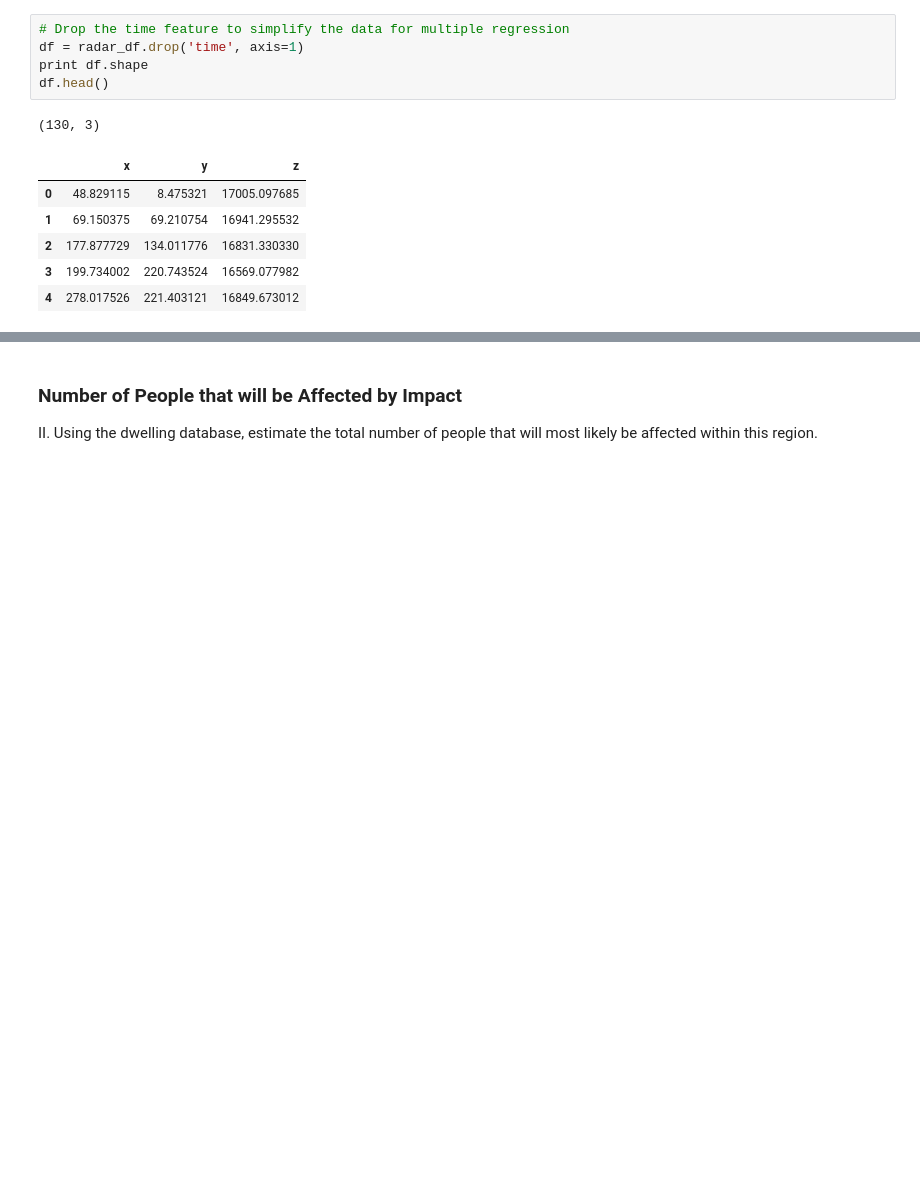
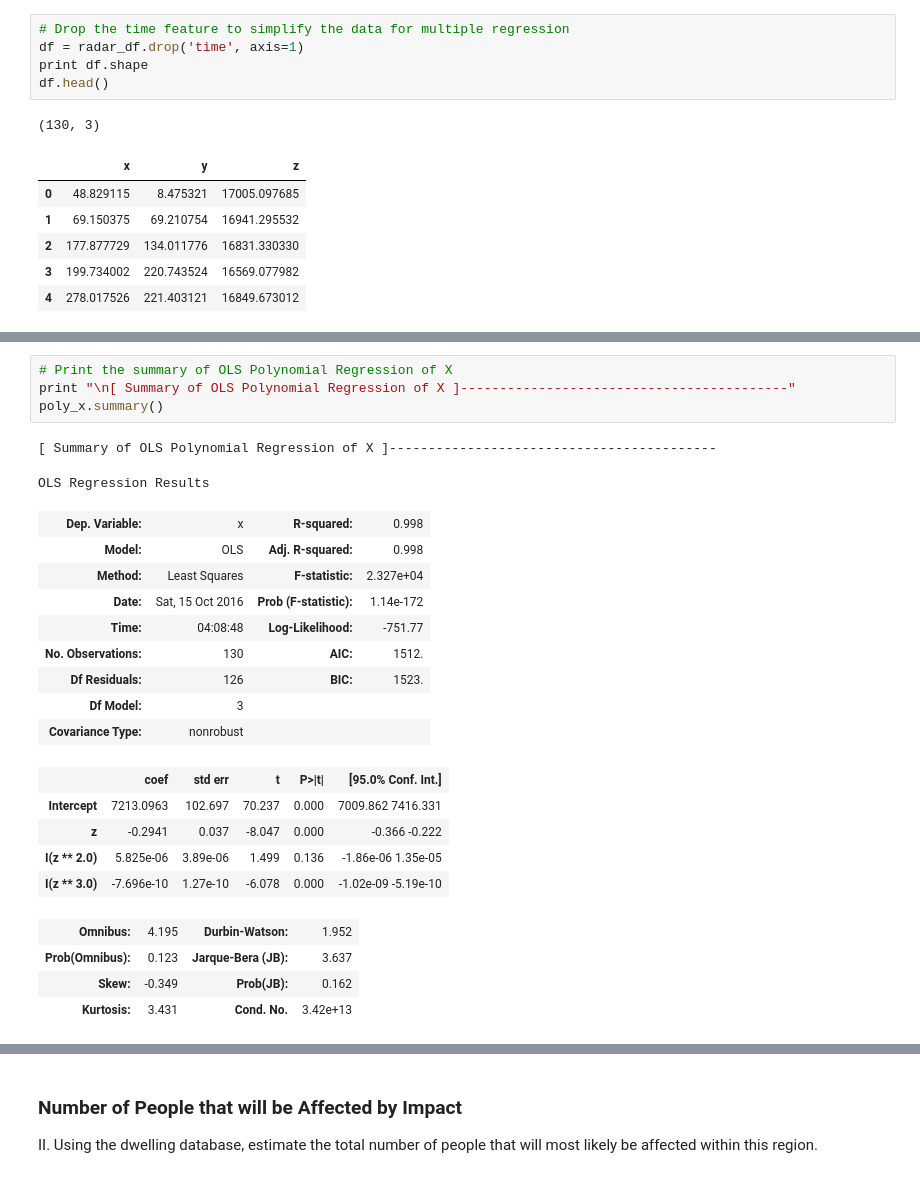
Before and after one commit to rickfarmer/harvard-cs-109a-data-science, a Jupyter notebook: Farmer_Rick_CS109A_Midterm.ipynb, the cells around one changed output, grey strips where cells are left out. Cells and saved outputs as stored; diff of their text form; blank space fills up the shorter version.

```diff
--- a/Farmer_Rick_CS109A_Midterm.ipynb
+++ b/Farmer_Rick_CS109A_Midterm.ipynb
@@ -453,0 +449,25 @@ strike_y = [ 6806.57560265]
+# %%
+# Print the summary of OLS Polynomial Regression of X
+print "\n[ Summary of OLS Polynomial Regression of X ]------------------------------------------"
+poly_x.summary()
+# %% [output]
+[ Summary of OLS Polynomial Regression of X ]------------------------------------------
+OLS Regression Results
+| Dep. Variable: | x | R-squared: | 0.998 |
+| Model: | OLS | Adj. R-squared: | 0.998 |
+| Method: | Least Squares | F-statistic: | 2.327e+04 |
+| Date: | Sat, 15 Oct 2016 | Prob (F-statistic): | 1.14e-172 |
+| Time: | 04:08:48 | Log-Likelihood: | -751.77 |
+| No. Observations: | 130 | AIC: | 1512. |
+| Df Residuals: | 126 | BIC: | 1523. |
+| Df Model: | 3 |  |  |
+| Covariance Type: | nonrobust |  |  |
+|  | coef | std err | t | P>|t| | [95.0% Conf. Int.] |
+| Intercept | 7213.0963 | 102.697 | 70.237 | 0.000 | 7009.862 7416.331 |
+| z | -0.2941 | 0.037 | -8.047 | 0.000 | -0.366 -0.222 |
+| I(z ** 2.0) | 5.825e-06 | 3.89e-06 | 1.499 | 0.136 | -1.86e-06 1.35e-05 |
+| I(z ** 3.0) | -7.696e-10 | 1.27e-10 | -6.078 | 0.000 | -1.02e-09 -5.19e-10 |
+| Omnibus: | 4.195 | Durbin-Watson: | 1.952 |
+| Prob(Omnibus): | 0.123 | Jarque-Bera (JB): | 3.637 |
+| Skew: | -0.349 | Prob(JB): | 0.162 |
+| Kurtosis: | 3.431 | Cond. No. | 3.42e+13 |
```
Also changed, not shown: parts of 9 cells of this notebook.
